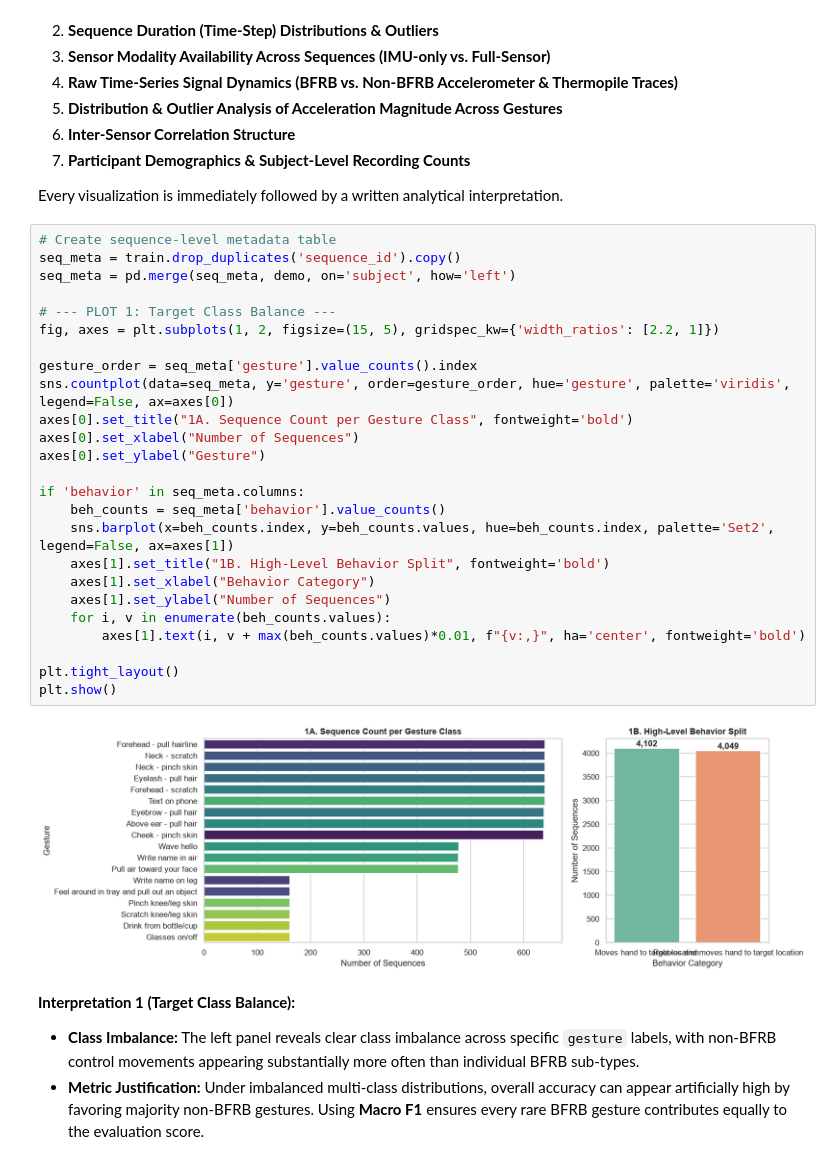
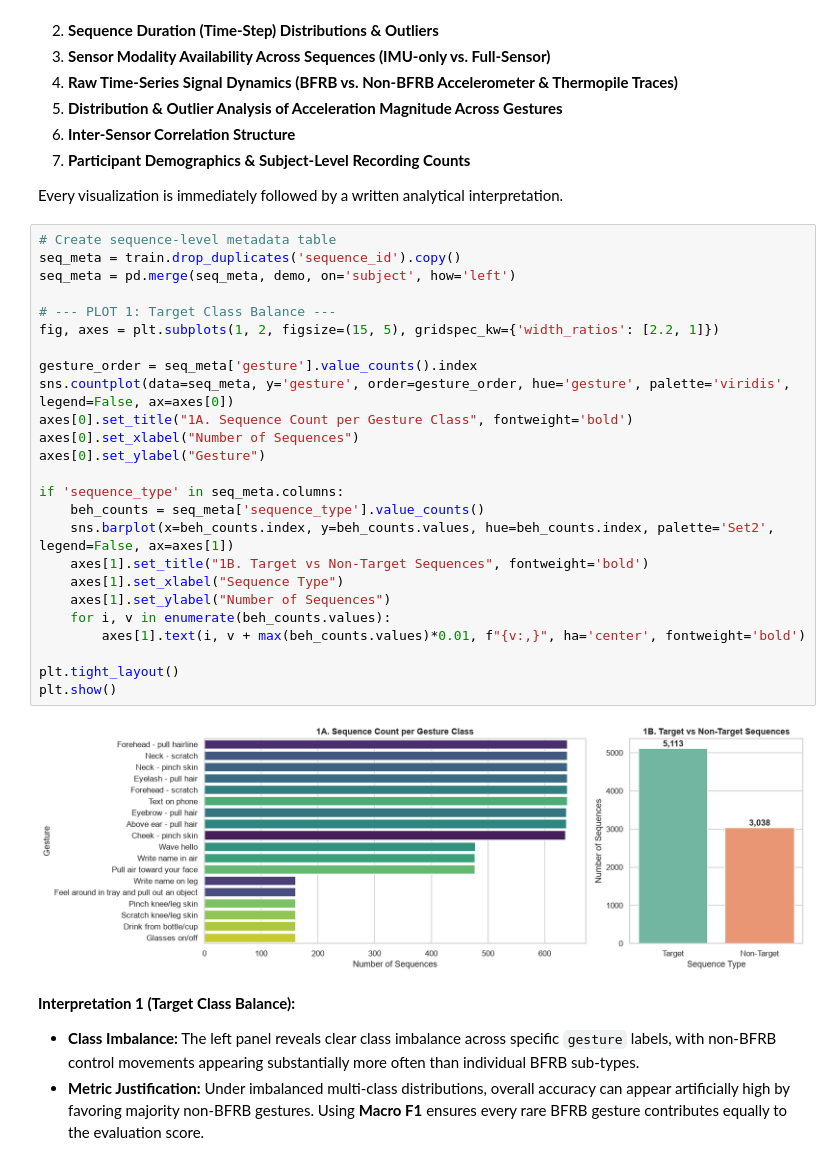
Before and after one commit to FeyzaOzturk1/GROUP17_CENG313, a Jupyter notebook: assignment1_eda_baseline.ipynb, the cells around one changed output. Drawn from its saved outputs; the diff is of its cells as text.

Commit message:
update eda plots

```diff
--- a/assignment1_eda_baseline.ipynb
+++ b/assignment1_eda_baseline.ipynb
@@ -157,30 +157,30 @@ Every visualization is immediately followed by a written analytical interpretati
 # %%
 # Create sequence-level metadata table
 seq_meta = train.drop_duplicates('sequence_id').copy()
 seq_meta = pd.merge(seq_meta, demo, on='subject', how='left')
 
 # --- PLOT 1: Target Class Balance ---
 fig, axes = plt.subplots(1, 2, figsize=(15, 5), gridspec_kw={'width_ratios': [2.2, 1]})
 
 gesture_order = seq_meta['gesture'].value_counts().index
 sns.countplot(data=seq_meta, y='gesture', order=gesture_order, hue='gesture', palette='viridis', legend=False, ax=axes[0])
 axes[0].set_title("1A. Sequence Count per Gesture Class", fontweight='bold')
 axes[0].set_xlabel("Number of Sequences")
 axes[0].set_ylabel("Gesture")
 
-if 'behavior' in seq_meta.columns:
-    beh_counts = seq_meta['behavior'].value_counts()
+if 'sequence_type' in seq_meta.columns:
+    beh_counts = seq_meta['sequence_type'].value_counts()
     sns.barplot(x=beh_counts.index, y=beh_counts.values, hue=beh_counts.index, palette='Set2', legend=False, ax=axes[1])
-    axes[1].set_title("1B. High-Level Behavior Split", fontweight='bold')
-    axes[1].set_xlabel("Behavior Category")
+    axes[1].set_title("1B. Target vs Non-Target Sequences", fontweight='bold')
+    axes[1].set_xlabel("Sequence Type")
     axes[1].set_ylabel("Number of Sequences")
     for i, v in enumerate(beh_counts.values):
         axes[1].text(i, v + max(beh_counts.values)*0.01, f"{v:,}", ha='center', fontweight='bold')
 
 plt.tight_layout()
 plt.show()
 # %% [output]
-[figure, old version]
+[figure, new version]
 # %% [markdown]
 **Interpretation 1 (Target Class Balance):**
 * **Class Imbalance:** The left panel reveals clear class imbalance across specific `gesture` labels, with non-BFRB control movements appearing substantially more often than individual BFRB sub-types.
```
